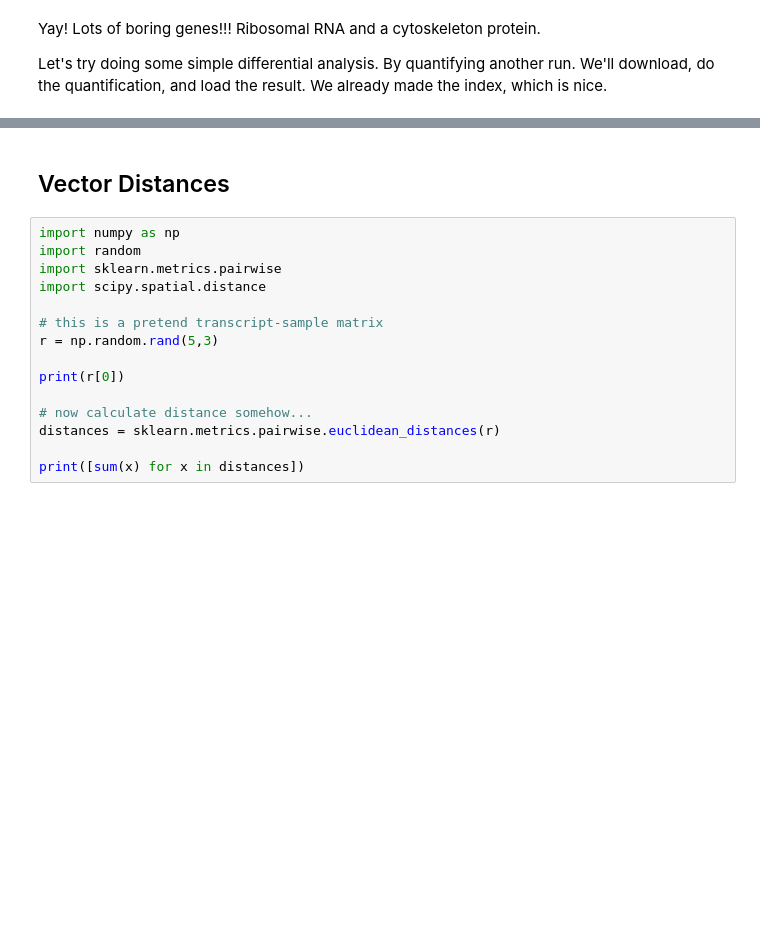
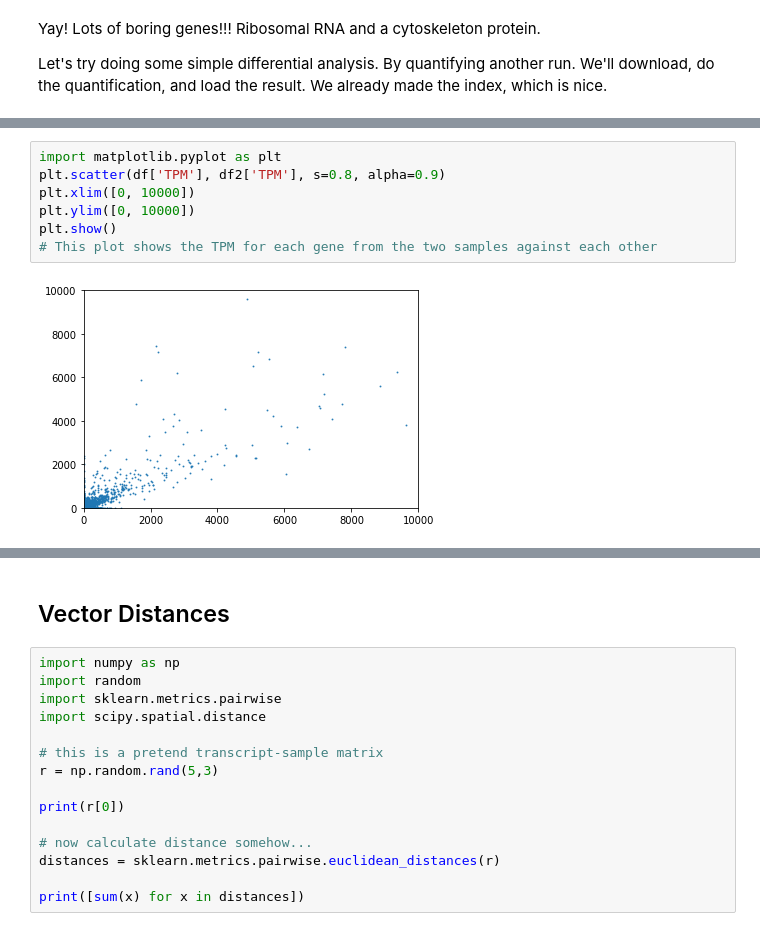
Before and after one commit to david4096/quickseq, a Jupyter notebook: quickseq.ipynb, the cells around one changed output, grey strips where cells are left out. Cells and saved outputs as stored; diff of their text form; blank space fills up the shorter version.

```diff
--- a/quickseq.ipynb
+++ b/quickseq.ipynb
@@ -272,0 +288,9 @@ Saving to: ‘UCSC_Run2_20170922_1D.pass.dedup.fastq’
+# %%
+import matplotlib.pyplot as plt
+plt.scatter(df['TPM'], df2['TPM'], s=0.8, alpha=0.9)
+plt.xlim([0, 10000])
+plt.ylim([0, 10000])
+plt.show()
+# This plot shows the TPM for each gene from the two samples against each other
+# %% [output]
+[figure, added]
```
Also changed, not shown: parts of 9 cells of this notebook.
